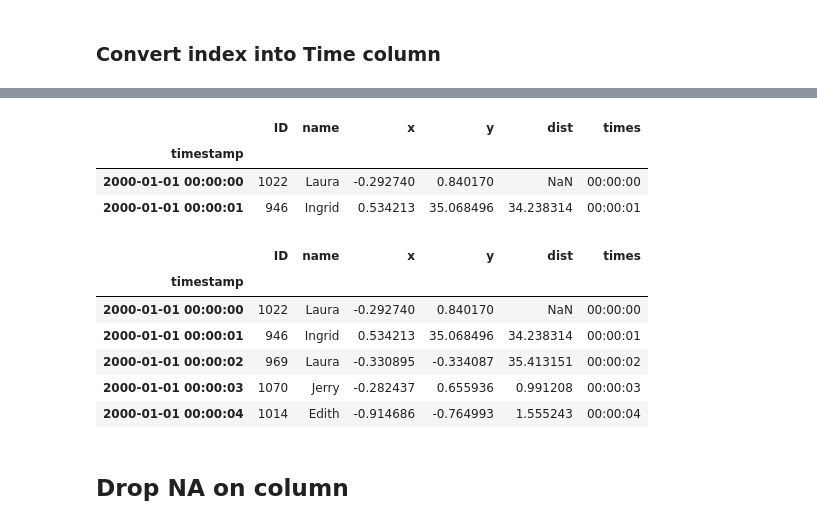
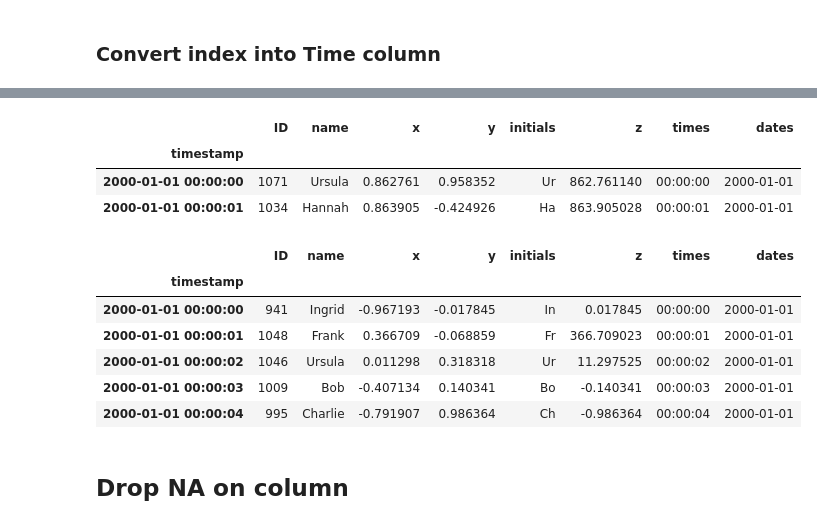
Before and after one commit to sephib/dask_pyconil2019, a Jupyter notebook: dask_for_pandas-in_ETL.ipynb, the cells around one changed output, grey strips where cells are left out. Saved outputs shown, nothing was run; the diff lists cells and outputs as text; code cells hidden in the pictures.

```diff
--- a/dask_for_pandas-in_ETL.ipynb
+++ b/dask_for_pandas-in_ETL.ipynb
@@ -325,7 +316,8 @@ To provide an explicit output types or to silence this message, please provide t
 # Describe the outcome type of the calculation
 meta_cal = pd.Series(object, name='initials')
 # %%
-ddf['initials'] = ddf['name'].apply(lambda x: x[0]+x[1], meta = meta_cal)
+ddf['initials'] = ddf['name'].apply(lambda x: x[0]+x[1]
+                                    , meta = meta_cal)
 ddf.head(2)
 # %% [output]
 |  | ID | name | x | y | initials |
@@ -372,11 +355,14 @@ ddf.head()
 # %%
-ddf = ddf.map_partitions(func2, coor_x='x', coor_y='y', drop_cols=['initials', 'z']
-                         , meta=pd.DataFrame({'ID':'i8'
+ddf2 = ddf.map_partitions(func2
+                          , coor_x='x'
+                          , coor_y='y'
+                          , drop_cols=['initials', 'z']
+                          , meta=pd.DataFrame({'ID':'i8'
                                               , 'name':str
                                               , 'x':'f8'
                                               ,'y':'f8'
                                               , 'dist':'f8'}, index=[0]))
-ddf.head(2)
+ddf2.head()
 # %% [output]
 |  | ID | name | x | y | dist |
 | timestamp |  |  |  |  |  |
@@ -396,25 +385,27 @@ pdf.head(2)
 # %%
 # ddf = ddf.assign(Time= dask.dataframe.to_datetime(ddf.index, format='%Y-%m-%d'). )
-ddf = ddf.assign(times= dask.dataframe.to_datetime(ddf.index).dt.time )
+ddf = ddf.assign(times= dask.dataframe.to_datetime(ddf.index).dt.time
+                , dates = dask.dataframe.to_datetime(ddf.index).dt.date)
 ddf.head(2)
 # %% [output]
-|  | ID | name | x | y | dist | times |
-| timestamp |  |  |  |  |  |  |
-| 2000-01-01 00:00:00 | 1022 | Laura | -0.292740 | 0.840170 | NaN | 00:00:00 |
-| 2000-01-01 00:00:01 | 946 | Ingrid | 0.534213 | 35.068496 | 34.238314 | 00:00:01 |
+|  | ID | name | x | y | initials | z | times | dates |
+| timestamp |  |  |  |  |  |  |  |  |
+| 2000-01-01 00:00:00 | 1071 | Ursula | 0.862761 | 0.958352 | Ur | 862.761140 | 00:00:00 | 2000-01-01 |
+| 2000-01-01 00:00:01 | 1034 | Hannah | 0.863905 | -0.424926 | Ha | 863.905028 | 00:00:01 | 2000-01-01 |
 # %%
 # Dask or Pandas
 ddf = ddf.assign(times=ddf.index.astype('M8[ns]'))
+ddf['dates'] = ddf['times'].dt.date
 ddf['times'] = ddf['times'].dt.time
 ddf.head()
 # %% [output]
-|  | ID | name | x | y | dist | times |
-| timestamp |  |  |  |  |  |  |
-| 2000-01-01 00:00:00 | 1022 | Laura | -0.292740 | 0.840170 | NaN | 00:00:00 |
-| 2000-01-01 00:00:01 | 946 | Ingrid | 0.534213 | 35.068496 | 34.238314 | 00:00:01 |
-| 2000-01-01 00:00:02 | 969 | Laura | -0.330895 | -0.334087 | 35.413151 | 00:00:02 |
-| 2000-01-01 00:00:03 | 1070 | Jerry | -0.282437 | 0.655936 | 0.991208 | 00:00:03 |
-| 2000-01-01 00:00:04 | 1014 | Edith | -0.914686 | -0.764993 | 1.555243 | 00:00:04 |
+|  | ID | name | x | y | initials | z | times | dates |
+| timestamp |  |  |  |  |  |  |  |  |
+| 2000-01-01 00:00:00 | 941 | Ingrid | -0.967193 | -0.017845 | In | 0.017845 | 00:00:00 | 2000-01-01 |
+| 2000-01-01 00:00:01 | 1048 | Frank | 0.366709 | -0.068859 | Fr | 366.709023 | 00:00:01 | 2000-01-01 |
+| 2000-01-01 00:00:02 | 1046 | Ursula | 0.011298 | 0.318318 | Ur | 11.297525 | 00:00:02 | 2000-01-01 |
+| 2000-01-01 00:00:03 | 1009 | Bob | -0.407134 | 0.140341 | Bo | -0.140341 | 00:00:03 | 2000-01-01 |
+| 2000-01-01 00:00:04 | 995 | Charlie | -0.791907 | 0.986364 | Ch | -0.986364 | 00:00:04 | 2000-01-01 |
 # %% [markdown]
 ## Drop NA on column
 # %%
```
Also changed, not shown: parts of 56 cells of this notebook.
